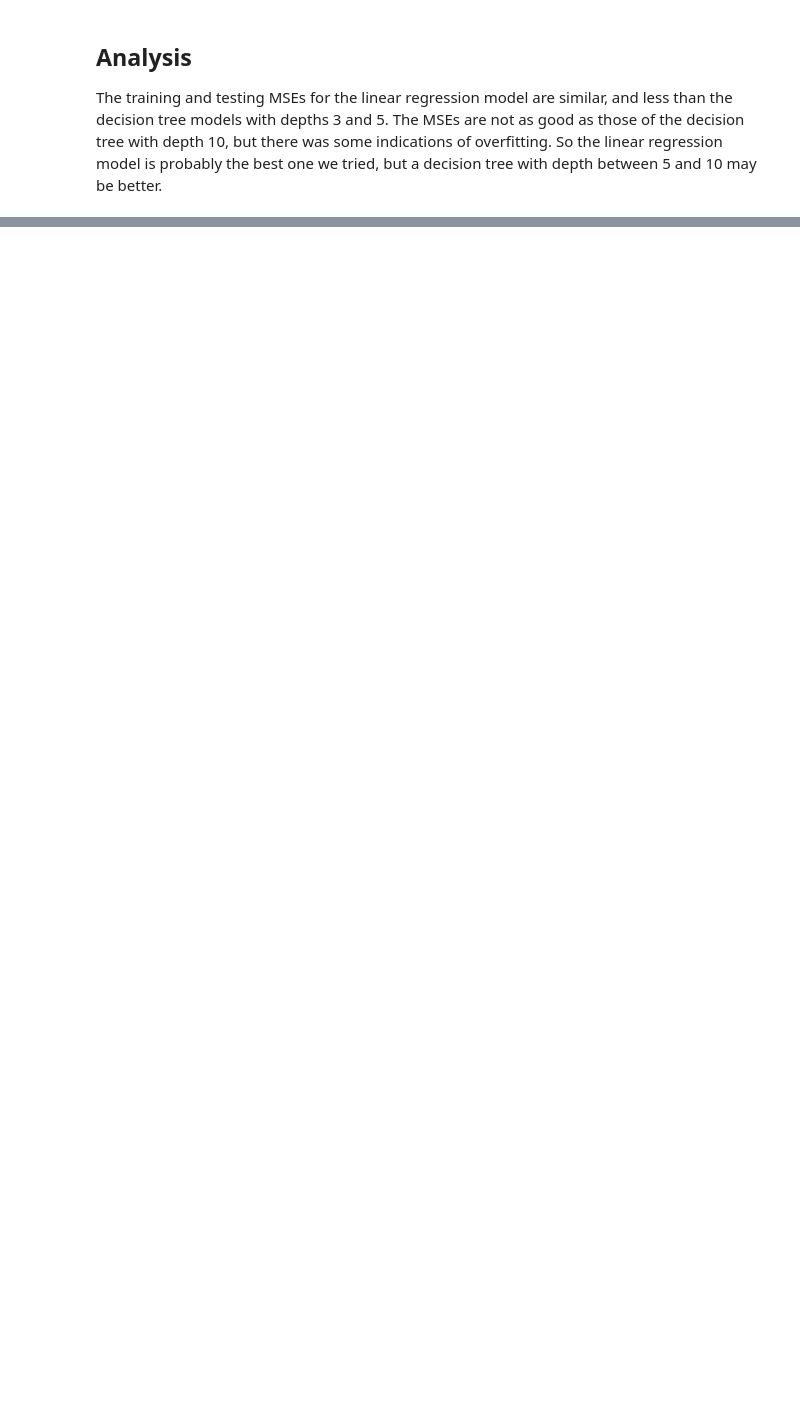
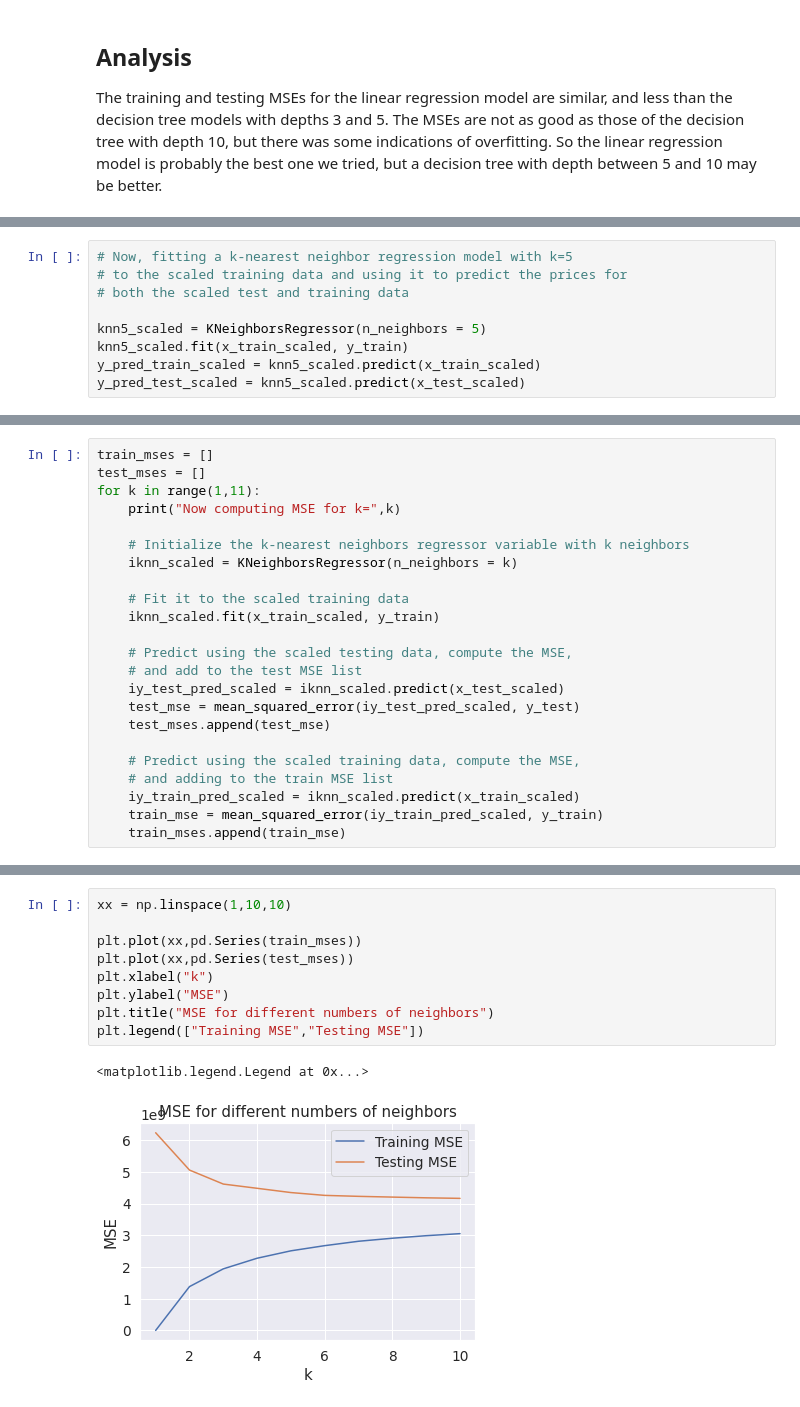
Before and after one commit to abdulkhaliq94/california-housing-prices, a Jupyter notebook: Project_housing.ipynb, the cells around one changed output, grey strips where cells are left out. Saved outputs shown, nothing was run; the diff lists cells and outputs as text; blank space fills up the shorter version.

Commit message:
adding model 2 k-nearest neighbors

```diff
--- a/Project_housing.ipynb
+++ b/Project_housing.ipynb
@@ -452,0 +541,9 @@ The training and testing MSEs for the linear regression model are similar, and l
+# %%
+# Now, fitting a k-nearest neighbor regression model with k=5
+# to the scaled training data and using it to predict the prices for
+# both the scaled test and training data
+
+knn5_scaled = KNeighborsRegressor(n_neighbors = 5)
+knn5_scaled.fit(x_train_scaled, y_train)
+y_pred_train_scaled = knn5_scaled.predict(x_train_scaled)
+y_pred_test_scaled = knn5_scaled.predict(x_test_scaled)
@@ -452,0 +562,23 @@ The training and testing MSEs for the linear regression model are similar, and l
+# %%
+train_mses = []
+test_mses = []
+for k in range(1,11):
+    print("Now computing MSE for k=",k)
+
+    # Initialize the k-nearest neighbors regressor variable with k neighbors
+    iknn_scaled = KNeighborsRegressor(n_neighbors = k)
+
+    # Fit it to the scaled training data
+    iknn_scaled.fit(x_train_scaled, y_train)
+
+    # Predict using the scaled testing data, compute the MSE,
+    # and add to the test MSE list
+    iy_test_pred_scaled = iknn_scaled.predict(x_test_scaled)
+    test_mse = mean_squared_error(iy_test_pred_scaled, y_test)
+    test_mses.append(test_mse)
+
+    # Predict using the scaled training data, compute the MSE,
+    # and adding to the train MSE list
+    iy_train_pred_scaled = iknn_scaled.predict(x_train_scaled)
+    train_mse = mean_squared_error(iy_train_pred_scaled, y_train)
+    train_mses.append(train_mse)
@@ -452,0 +596,12 @@ The training and testing MSEs for the linear regression model are similar, and l
+# %%
+xx = np.linspace(1,10,10)
+
+plt.plot(xx,pd.Series(train_mses))
+plt.plot(xx,pd.Series(test_mses))
+plt.xlabel("k")
+plt.ylabel("MSE")
+plt.title("MSE for different numbers of neighbors")
+plt.legend(["Training MSE","Testing MSE"])
+# %% [output]
+<matplotlib.legend.Legend at 0x...>
+[figure, added]
```
Also changed, not shown: parts of 43 cells of this notebook.
